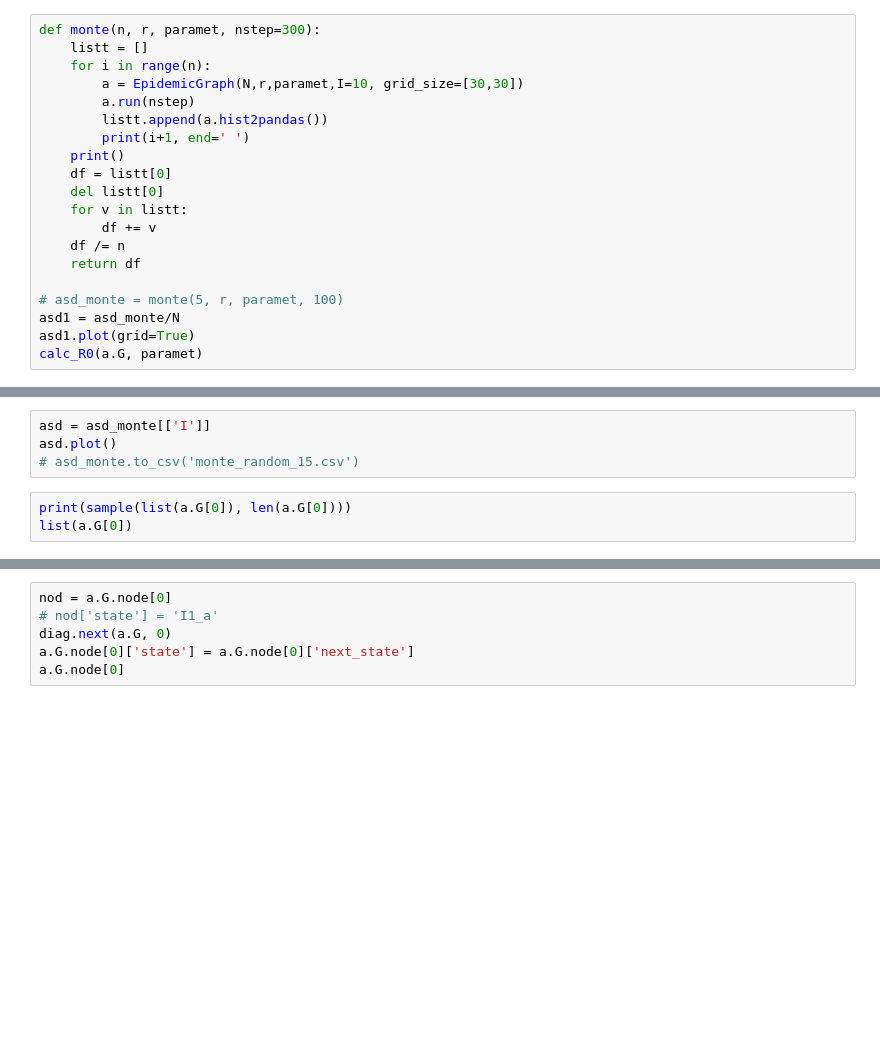
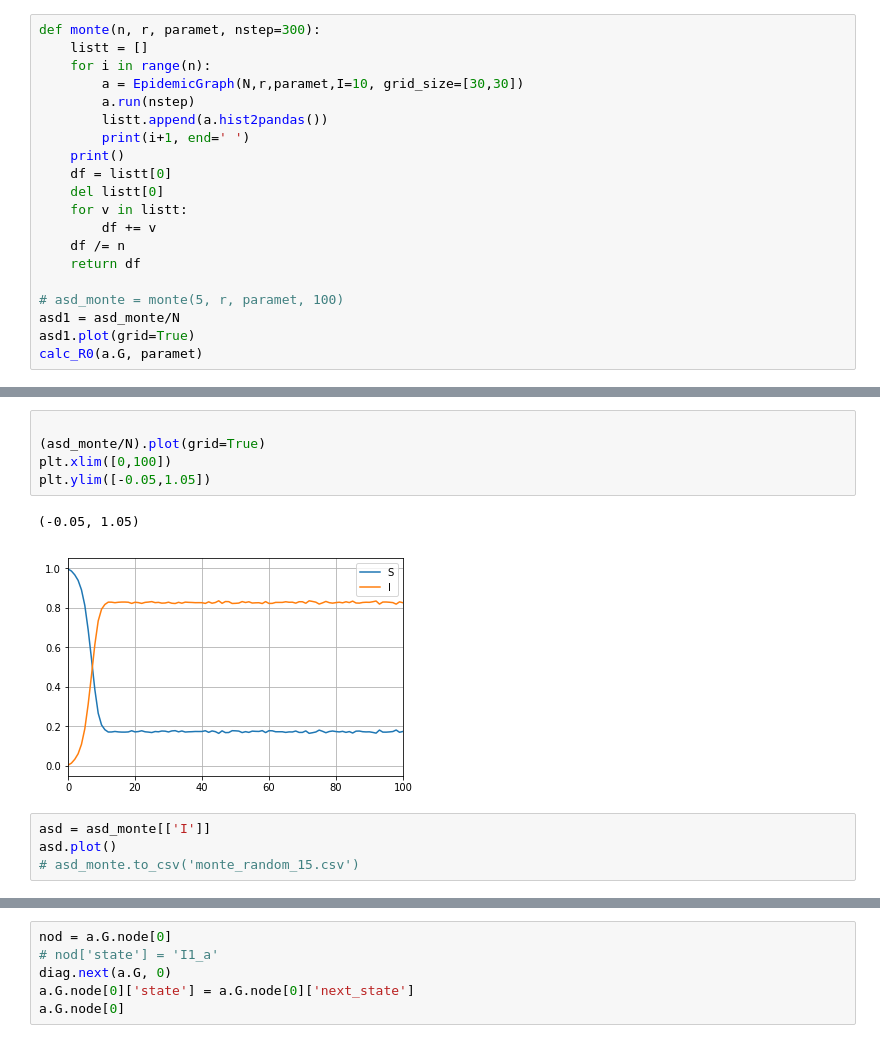
Before and after one commit to Dmitriy-Fedorov/Epidemic-Model, a Jupyter notebook: python_1/2nd SIS.ipynb, the cells around one changed output, grey strips where cells are left out. Cells and saved outputs as stored; diff of their text form; blank space fills up the shorter version.

```diff
--- a/python_1/2nd SIS.ipynb
+++ b/python_1/2nd SIS.ipynb
@@ -160,7 +226,12 @@ plt.title(csv)
+# %%
+
+(asd_monte/N).plot(grid=True)
+plt.xlim([0,100])
+plt.ylim([-0.05,1.05])
+# %% [output]
+(-0.05, 1.05)
+[figure, added]
 # %%
 asd = asd_monte[['I']]
 asd.plot()
 # asd_monte.to_csv('monte_random_15.csv')
-# %%
-print(sample(list(a.G[0]), len(a.G[0])))
-list(a.G[0])
```
Also changed, not shown: parts of 10 cells of this notebook, 4 other files.
